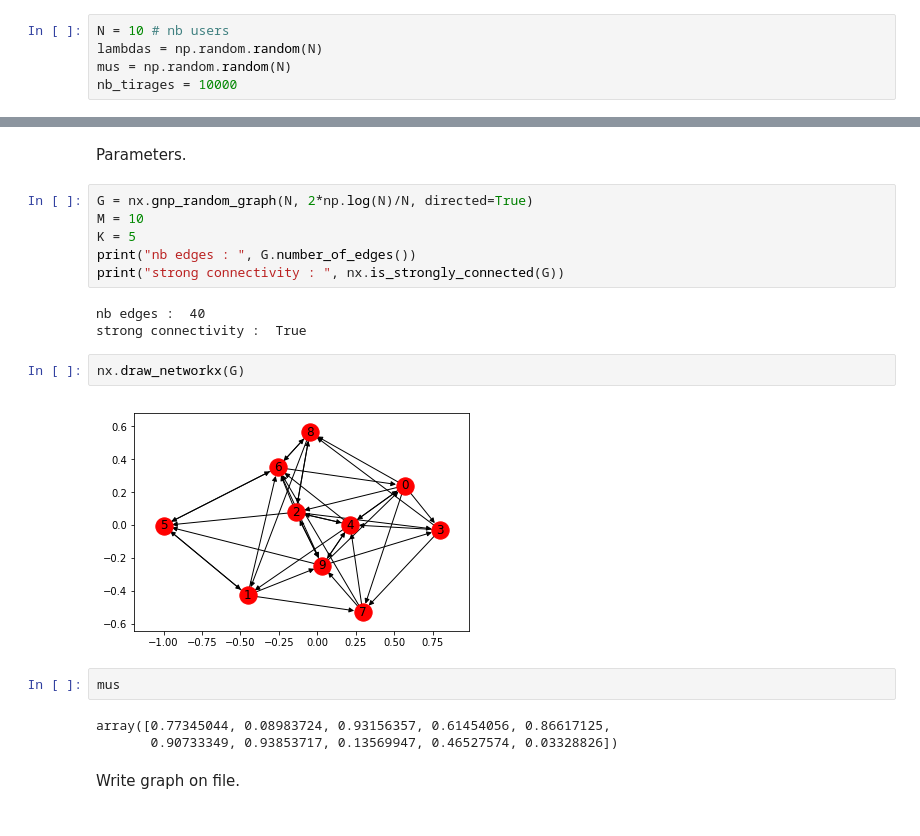
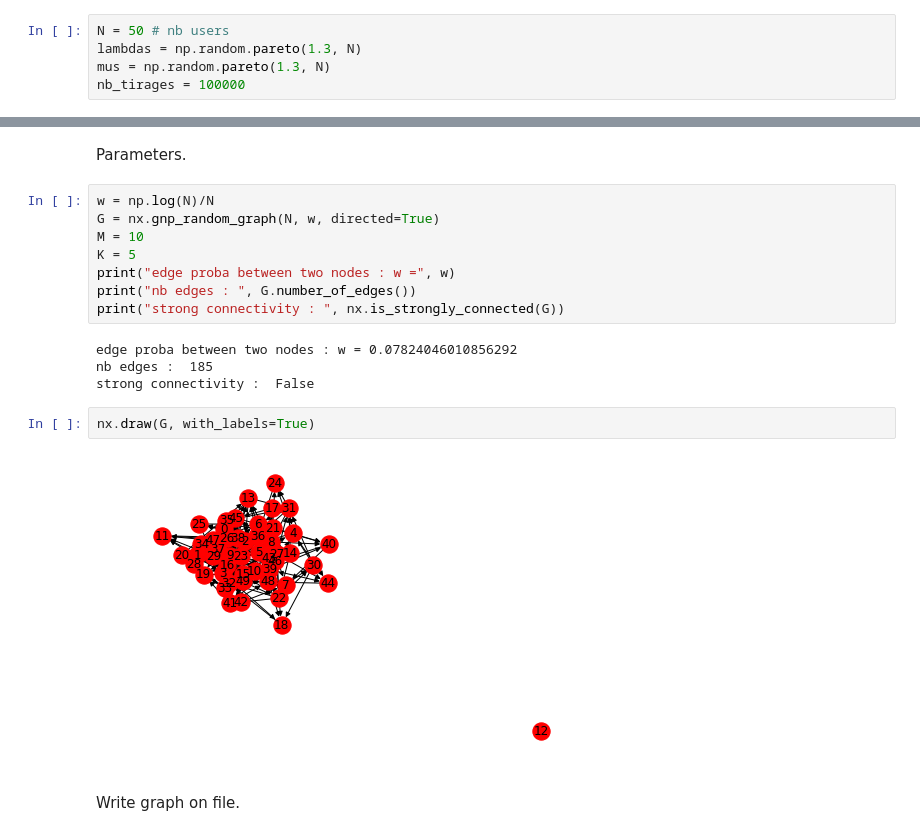
Before and after one commit to yokaiAG/Stage2019, a Jupyter notebook: Code/Simulator.ipynb, the cells around one changed output, grey strips where cells are left out. Drawn from its saved outputs; the diff is of its cells as text.

```diff
--- a/Code/Simulator.ipynb
+++ b/Code/Simulator.ipynb
@@ -10,10 +10,10 @@ from operator import itemgetter
 # %% [markdown]
 ## 0. Setting parameters
 # %%
-N = 10 # nb users
-lambdas = np.random.random(N)
-mus = np.random.random(N)
-nb_tirages = 10000
+N = 50 # nb users
+lambdas = np.random.pareto(1.3, N)
+mus = np.random.pareto(1.3, N)
+nb_tirages = 100000
 # %% [markdown]
 ## 1. Timestamps creation
 Creates list with lines (user, time, activity_type).
@@ -46,23 +46,21 @@ Creates trace (twid, uid, ts, rtid) from events list and user graph.
 # %% [markdown]
 Parameters.
 # %%
-G = nx.gnp_random_graph(N, 2*np.log(N)/N, directed=True)
+w = np.log(N)/N
+G = nx.gnp_random_graph(N, w, directed=True)
 M = 10
 K = 5
+print("edge proba between two nodes : w =", w)
 print("nb edges : ", G.number_of_edges())
 print("strong connectivity : ", nx.is_strongly_connected(G))
 # %% [output]
-nb edges :  40
-strong connectivity :  True
+edge proba between two nodes : w = 0.07824046010856292
+nb edges :  185
+strong connectivity :  False
 # %%
-nx.draw_networkx(G)
+nx.draw(G, with_labels=True)
 # %% [output]
-[figure, old version]
+[figure, new version]
-# %%
-mus
-# %% [output]
-array([0.77345044, 0.08983724, 0.93156357, 0.61454056, 0.86617125,
-       0.90733349, 0.93853717, 0.13569947, 0.46527574, 0.03328826])
 # %% [markdown]
 Write graph on file.
 # %%
```
Also changed, not shown: 2 other files.
